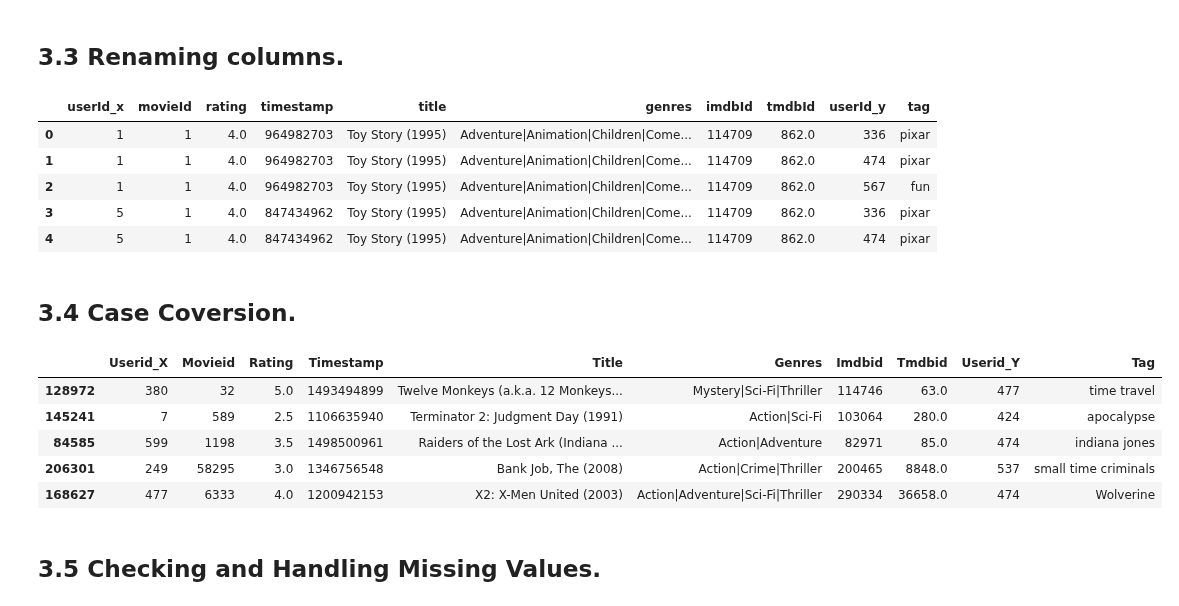
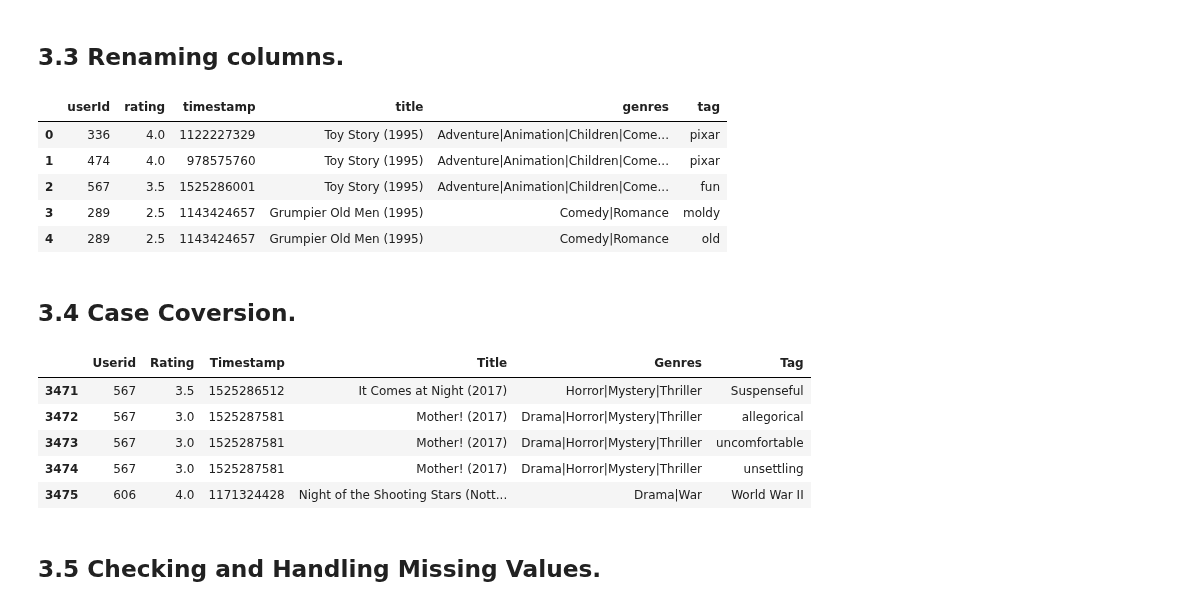
Before and after one commit to ruth-kitasi/Movielens-Recommendation-System, a Jupyter notebook: index.ipynb, the cells around one changed output. Cells and saved outputs as stored; diff of their text form; code cells hidden in the pictures.

```diff
--- a/index.ipynb
+++ b/index.ipynb
@@ -87,6 +84,20 @@ import seaborn as sns
+# %%
+#Creating a function to read the files.
+
+def read_csv_file(file_name):
+
+    try:
+        df = pd.read_csv(file_name)
+        print(f"{file_name} read successfully!")
+        return df
+    except FileNotFoundError:
+        print(f"Error: {file_name} not found!")
+    except Exception as e:
+        print(f"An error occurred while reading {file_name}: {e}")
 # %%
-## reading the files
-links = pd.read_csv('ml-latest-small\links.csv')
-movies = pd.read_csv('ml-latest-small\movies.csv')
-tags = pd.read_csv(r'ml-latest-small\tags.csv')
-ratings = pd.read_csv(r'ml-latest-small\ratings.csv')
+#using the fucntion to read files.
+
+links = read_csv_file("ml-latest-small\links.csv")
+movies = read_csv_file("ml-latest-small\movies.csv")
+ratings = read_csv_file(r"ml-latest-small\ratings.csv")
+tags = read_csv_file("ml-latest-small/tags.csv")
@@ -440,0 +360,3 @@ After a carefull inspection we note the following:-
+# %%
+#Removing unnecessary colums for our model.
+Movies_df.drop(['movieId','imdbId','tmdbId','timestamp_y'],axis=1, inplace=True)
@@ -447,27 +378,27 @@ Movies_df.rename(columns={'timestamp_x':'timestamp'}, inplace=True)
 #checking the dataset after remaming our desired column
 Movies_df.head()
 # %% [output]
-|  | userId_x | movieId | rating | timestamp | title | genres | imdbId | tmdbId | userId_y | tag |
-| 0 | 1 | 1 | 4.0 | 964982703 | Toy Story (1995) | Adventure|Animation|Children|Come... | 114709 | 862.0 | 336 | pixar |
-| 1 | 1 | 1 | 4.0 | 964982703 | Toy Story (1995) | Adventure|Animation|Children|Come... | 114709 | 862.0 | 474 | pixar |
-| 2 | 1 | 1 | 4.0 | 964982703 | Toy Story (1995) | Adventure|Animation|Children|Come... | 114709 | 862.0 | 567 | fun |
-| 3 | 5 | 1 | 4.0 | 847434962 | Toy Story (1995) | Adventure|Animation|Children|Come... | 114709 | 862.0 | 336 | pixar |
-| 4 | 5 | 1 | 4.0 | 847434962 | Toy Story (1995) | Adventure|Animation|Children|Come... | 114709 | 862.0 | 474 | pixar |
+|  | userId | rating | timestamp | title | genres | tag |
+| 0 | 336 | 4.0 | 1122227329 | Toy Story (1995) | Adventure|Animation|Children|Come... | pixar |
+| 1 | 474 | 4.0 | 978575760 | Toy Story (1995) | Adventure|Animation|Children|Come... | pixar |
+| 2 | 567 | 3.5 | 1525286001 | Toy Story (1995) | Adventure|Animation|Children|Come... | fun |
+| 3 | 289 | 2.5 | 1143424657 | Grumpier Old Men (1995) | Comedy|Romance | moldy |
+| 4 | 289 | 2.5 | 1143424657 | Grumpier Old Men (1995) | Comedy|Romance | old |
 # %% [markdown]
 ## 3.4 Case Coversion.
 # %%
 #converting our headers to title case from the current lowercase.
 Movies_df.rename(columns=lambda x: x.title(), inplace=True)
 
 ##viewing our dataset our the headers converstion
-Movies_df.sample(n=5)
+Movies_df.tail()
 # %% [output]
-|  | Userid_X | Movieid | Rating | Timestamp | Title | Genres | Imdbid | Tmdbid | Userid_Y | Tag |
-| 128972 | 380 | 32 | 5.0 | 1493494899 | Twelve Monkeys (a.k.a. 12 Monkeys... | Mystery|Sci-Fi|Thriller | 114746 | 63.0 | 477 | time travel |
-| 145241 | 7 | 589 | 2.5 | 1106635940 | Terminator 2: Judgment Day (1991) | Action|Sci-Fi | 103064 | 280.0 | 424 | apocalypse |
-| 84585 | 599 | 1198 | 3.5 | 1498500961 | Raiders of the Lost Ark (Indiana ... | Action|Adventure | 82971 | 85.0 | 474 | indiana jones |
-| 206301 | 249 | 58295 | 3.0 | 1346756548 | Bank Job, The (2008) | Action|Crime|Thriller | 200465 | 8848.0 | 537 | small time criminals |
-| 168627 | 477 | 6333 | 4.0 | 1200942153 | X2: X-Men United (2003) | Action|Adventure|Sci-Fi|Thriller | 290334 | 36658.0 | 474 | Wolverine |
+|  | Userid | Rating | Timestamp | Title | Genres | Tag |
+| 3471 | 567 | 3.5 | 1525286512 | It Comes at Night (2017) | Horror|Mystery|Thriller | Suspenseful |
+| 3472 | 567 | 3.0 | 1525287581 | Mother! (2017) | Drama|Horror|Mystery|Thriller | allegorical |
+| 3473 | 567 | 3.0 | 1525287581 | Mother! (2017) | Drama|Horror|Mystery|Thriller | uncomfortable |
+| 3474 | 567 | 3.0 | 1525287581 | Mother! (2017) | Drama|Horror|Mystery|Thriller | unsettling |
+| 3475 | 606 | 4.0 | 1171324428 | Night of the Shooting Stars (Nott... | Drama|War | World War II |
 # %% [markdown]
 ## 3.5 Checking and Handling Missing Values.
 # %%
```
Also changed, not shown: parts of 75 cells of this notebook.
